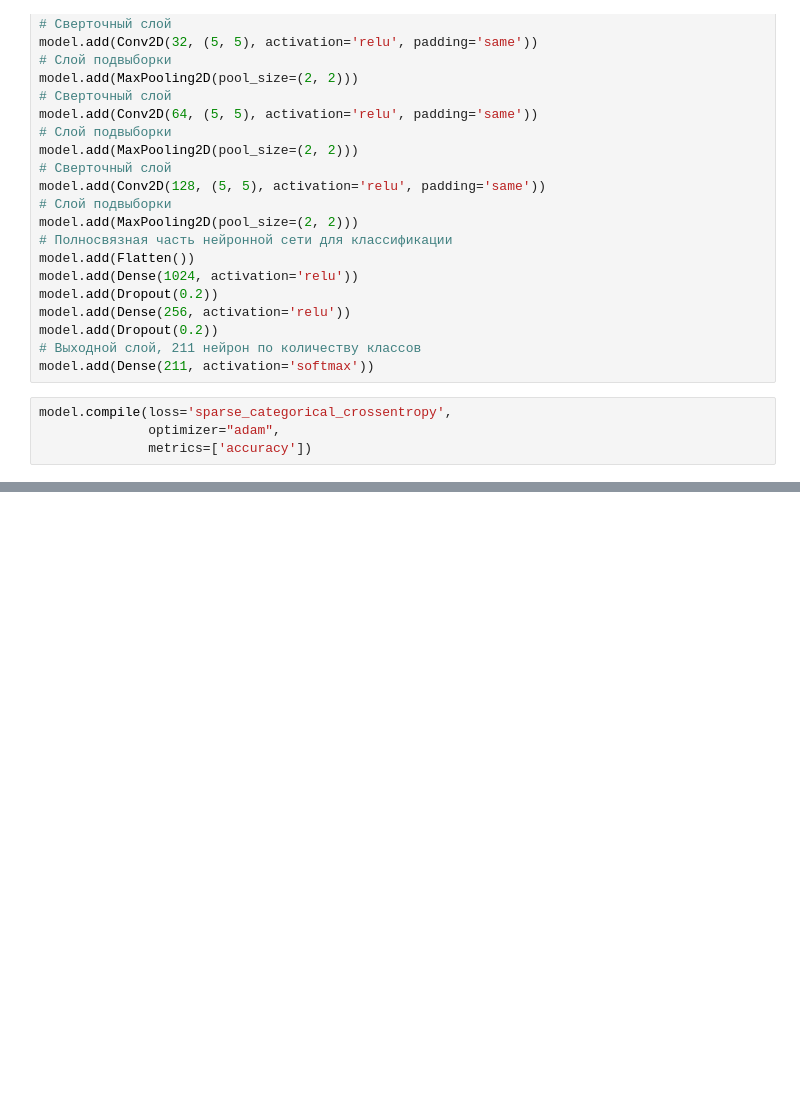
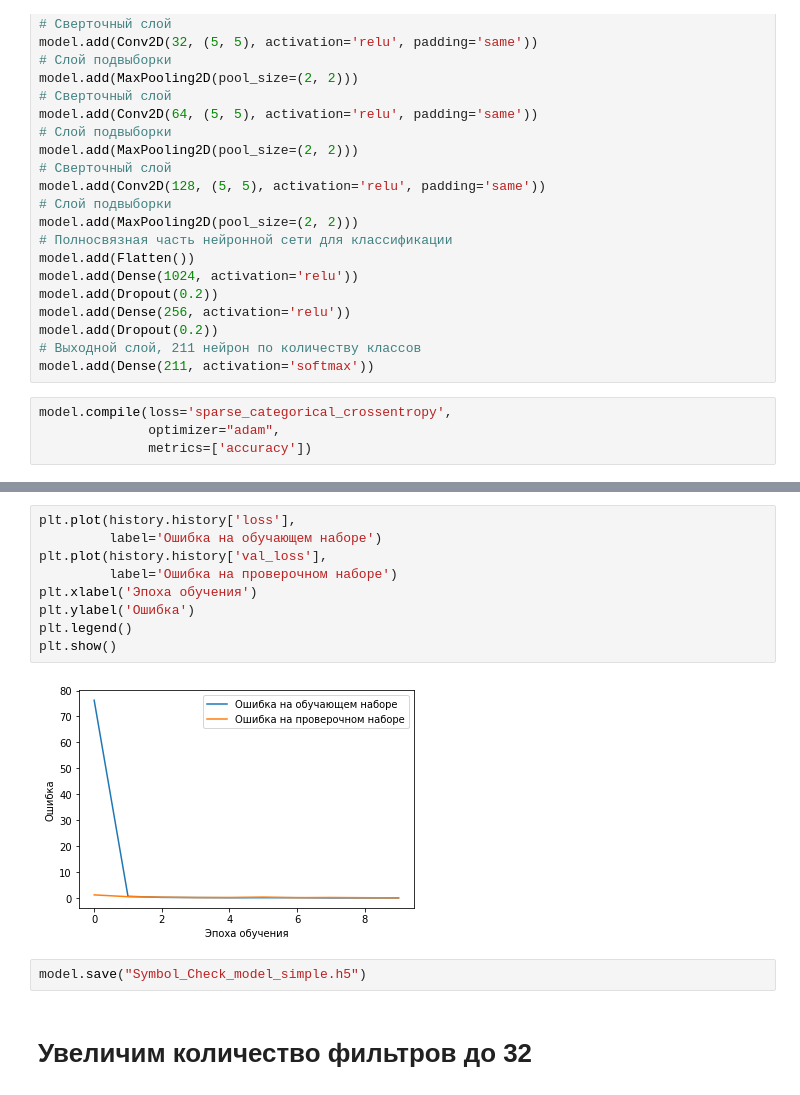
Before and after one commit to OlegMyagkov/GraduationWork, a Jupyter notebook: Classificator.ipynb, the cells around one changed output, grey strips where cells are left out. Cells and saved outputs as stored; diff of their text form; blank space fills up the shorter version.

```diff
--- a/Classificator.ipynb
+++ b/Classificator.ipynb
@@ -178,0 +312,15 @@ model.save("Symbol_Check_model_7.h5")
+# %%
+plt.plot(history.history['loss'],
+         label='Ошибка на обучающем наборе')
+plt.plot(history.history['val_loss'],
+         label='Ошибка на проверочном наборе')
+plt.xlabel('Эпоха обучения')
+plt.ylabel('Ошибка')
+plt.legend()
+plt.show()
+# %% [output]
+[figure, added]
+# %%
+model.save("Symbol_Check_model_simple.h5")
+# %% [markdown]
+# Увеличим количество фильтров до 32
```
Also changed, not shown: parts of 74 cells of this notebook, 4 other files.
